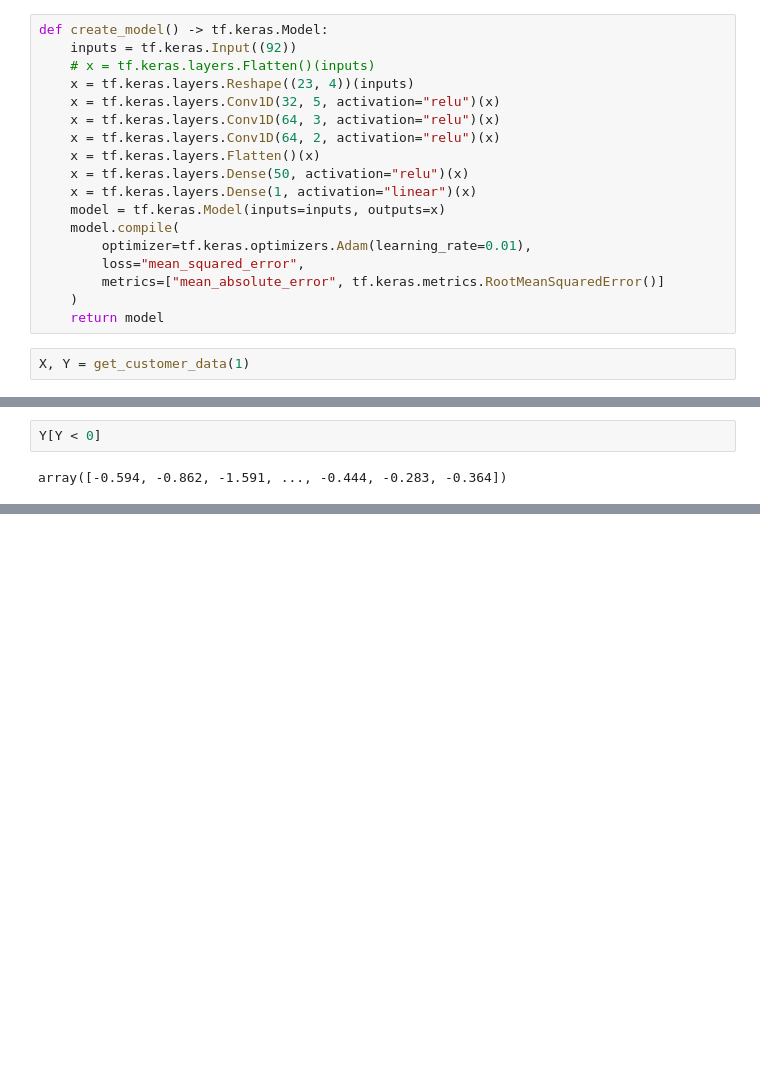
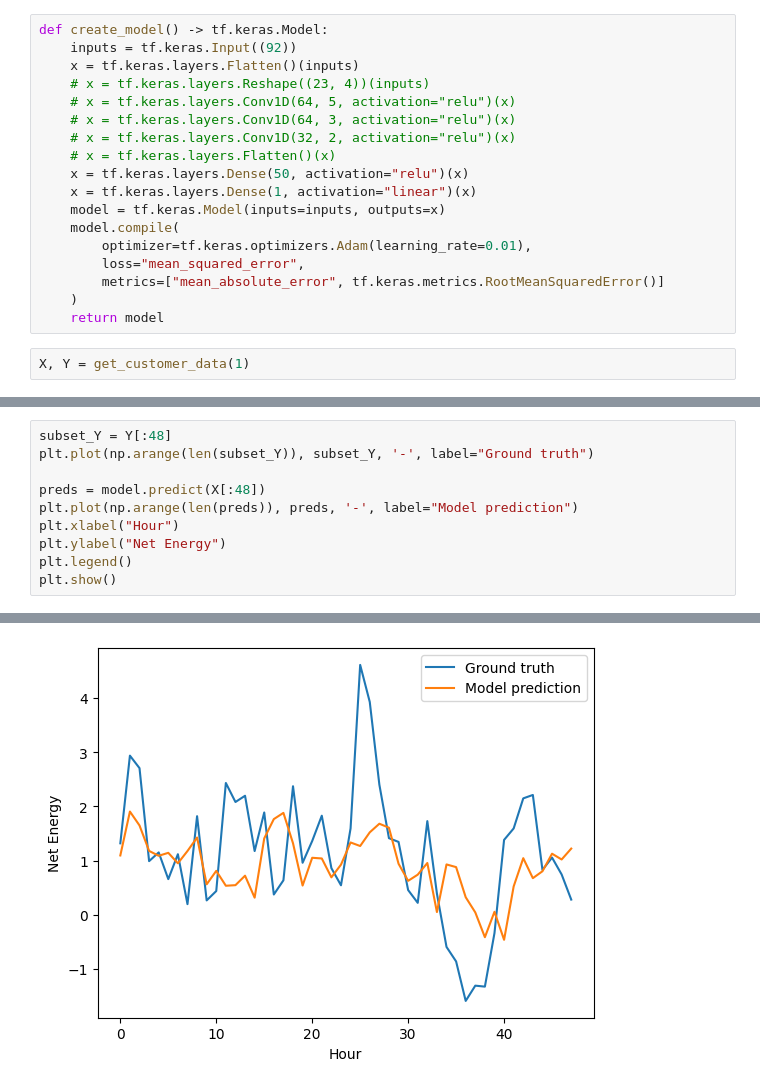
Before and after one commit to codymlewis/SGHFL, a Jupyter notebook: test.ipynb, the cells around one changed output, grey strips where cells are left out. Saved outputs shown, nothing was run; the diff lists cells and outputs as text; blank space fills up the shorter version.

```diff
--- a/test.ipynb
+++ b/test.ipynb
@@ -25,12 +26,12 @@ get_customer_data(1)[0].shape
 # %%
 def create_model() -> tf.keras.Model:
     inputs = tf.keras.Input((92))
-    # x = tf.keras.layers.Flatten()(inputs)
-    x = tf.keras.layers.Reshape((23, 4))(inputs)
-    x = tf.keras.layers.Conv1D(32, 5, activation="relu")(x)
-    x = tf.keras.layers.Conv1D(64, 3, activation="relu")(x)
-    x = tf.keras.layers.Conv1D(64, 2, activation="relu")(x)
-    x = tf.keras.layers.Flatten()(x)
+    x = tf.keras.layers.Flatten()(inputs)
+    # x = tf.keras.layers.Reshape((23, 4))(inputs)
+    # x = tf.keras.layers.Conv1D(64, 5, activation="relu")(x)
+    # x = tf.keras.layers.Conv1D(64, 3, activation="relu")(x)
+    # x = tf.keras.layers.Conv1D(32, 2, activation="relu")(x)
+    # x = tf.keras.layers.Flatten()(x)
     x = tf.keras.layers.Dense(50, activation="relu")(x)
     x = tf.keras.layers.Dense(1, activation="linear")(x)
     model = tf.keras.Model(inputs=inputs, outputs=x)
@@ -60,4 +61,11 @@ Epoch 5/5
-# %%
-Y[Y < 0]
-# %% [output]
-array([-0.594, -0.862, -1.591, ..., -0.444, -0.283, -0.364])
+# %%
+subset_Y = Y[:48]
+plt.plot(np.arange(len(subset_Y)), subset_Y, '-', label="Ground truth")
+
+preds = model.predict(X[:48])
+plt.plot(np.arange(len(preds)), preds, '-', label="Model prediction")
+plt.xlabel("Hour")
+plt.ylabel("Net Energy")
+plt.legend()
+plt.show()
+# %% [output]
@@ -63,0 +73 @@ array([-0.594, -0.862, -1.591, ..., -0.444, -0.283, -0.364])
+[figure, added]
```
Also changed, not shown: parts of 3 cells of this notebook, 1 other file.
